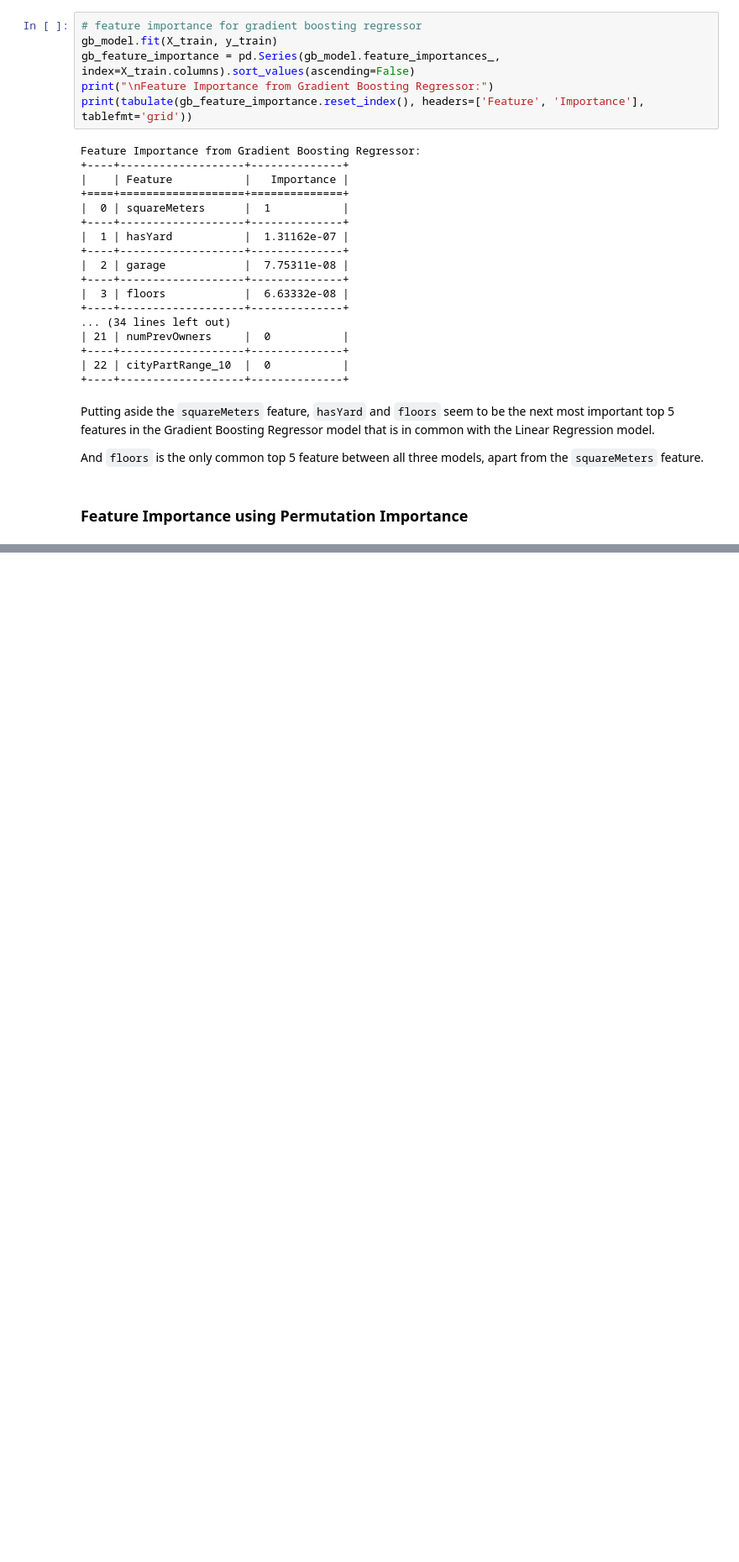
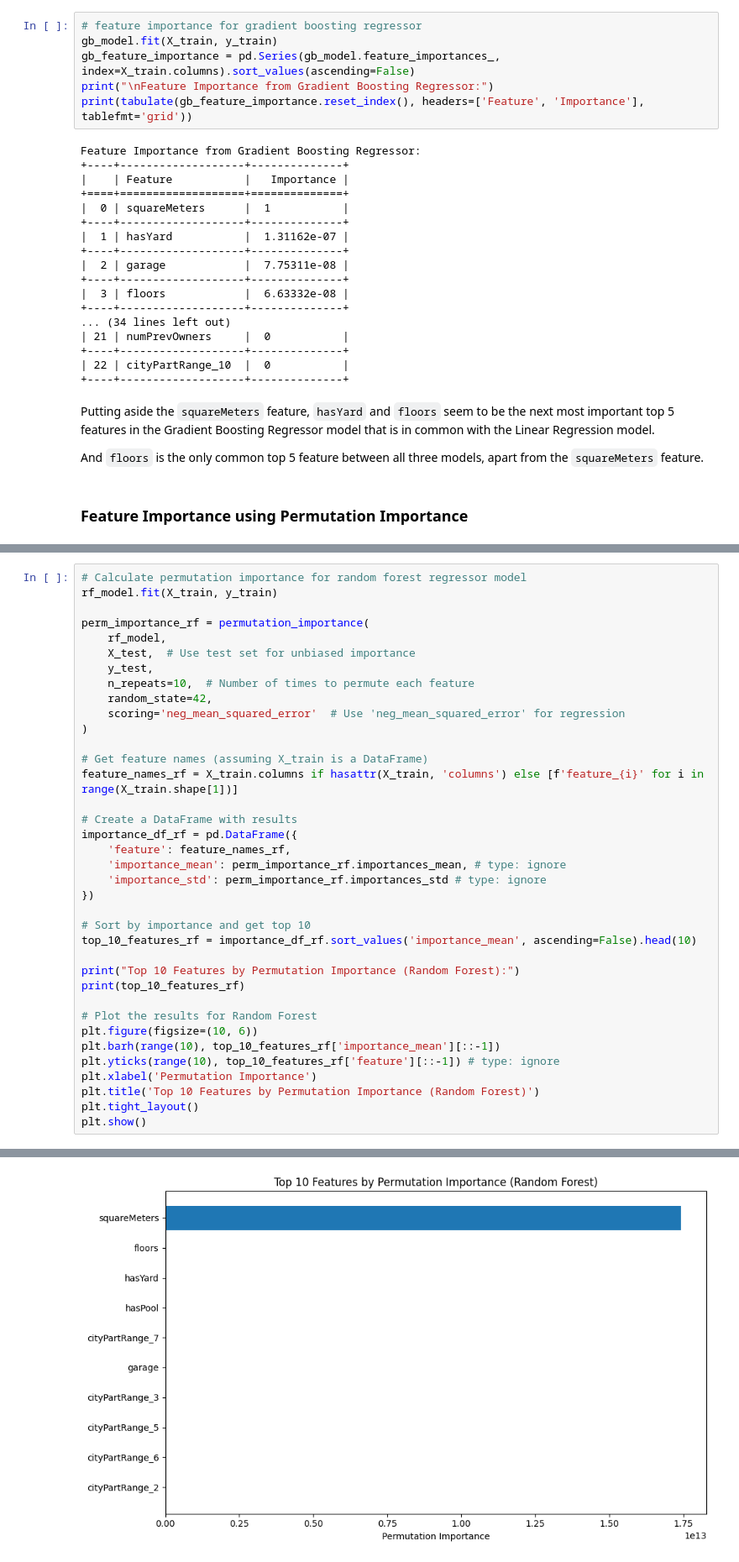
Before and after one commit to krishna1306/sig720_task5d, a Jupyter notebook: task5d_krishna.ipynb, the cells around one changed output, grey strips where cells are left out. Shown at 84% size. Cells and saved outputs as stored; diff of their text form; blank space fills up the shorter version.

```diff
--- a/task5d_krishna.ipynb
+++ b/task5d_krishna.ipynb
@@ -767,0 +771,38 @@ Top 10 Features by Permutation Importance:
+# %%
+# Calculate permutation importance for random forest regressor model
+rf_model.fit(X_train, y_train)
+
+perm_importance_rf = permutation_importance(
+    rf_model,
+    X_test,  # Use test set for unbiased importance
+    y_test,
+    n_repeats=10,  # Number of times to permute each feature
+    random_state=42,
+    scoring='neg_mean_squared_error'  # Use 'neg_mean_squared_error' for regression
+)
+
+# Get feature names (assuming X_train is a DataFrame)
+feature_names_rf = X_train.columns if hasattr(X_train, 'columns') else [f'feature_{i}' for i in range(X_train.shape[1])]
+
+# Create a DataFrame with results
+importance_df_rf = pd.DataFrame({
+    'feature': feature_names_rf,
+    'importance_mean': perm_importance_rf.importances_mean, # type: ignore
+    'importance_std': perm_importance_rf.importances_std # type: ignore
+})
+
+# Sort by importance and get top 10
+top_10_features_rf = importance_df_rf.sort_values('importance_mean', ascending=False).head(10)
+
+print("Top 10 Features by Permutation Importance (Random Forest):")
+print(top_10_features_rf)
+
+# Plot the results for Random Forest
+plt.figure(figsize=(10, 6))
+plt.barh(range(10), top_10_features_rf['importance_mean'][::-1])
+plt.yticks(range(10), top_10_features_rf['feature'][::-1]) # type: ignore
+plt.xlabel('Permutation Importance')
+plt.title('Top 10 Features by Permutation Importance (Random Forest)')
+plt.tight_layout()
+plt.show()
+# %% [output]
@@ -767,0 +821 @@ Top 10 Features by Permutation Importance:
+[figure, added]
```
Also changed, not shown: parts of 29 cells of this notebook.
